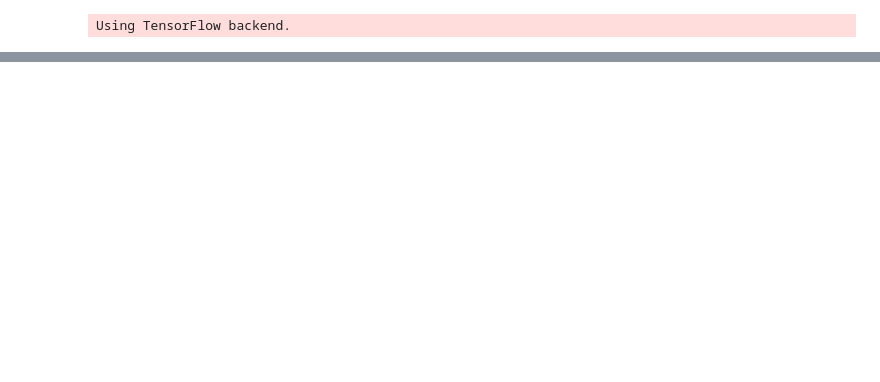
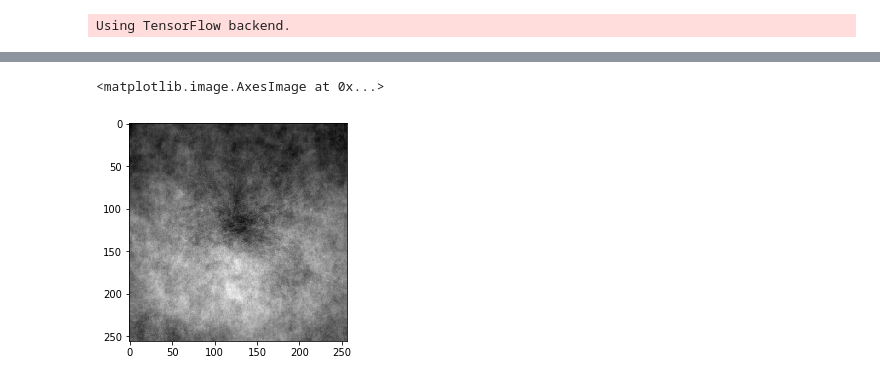
Before and after one commit to Gal-Gilor/The_Linnaeus_Bot, a Jupyter notebook: image_preprocessing.ipynb, the cells around one changed output, grey strips where cells are left out. Cells and saved outputs as stored; diff of their text form; code cells hidden in the pictures; blank space fills up the shorter version.

```diff
--- a/image_preprocessing.ipynb
+++ b/image_preprocessing.ipynb
@@ -152,14 +145,13 @@ print(f'{n_files}, {n_train}')
 # %% [markdown]
 # Train/Test Damselfly Images
 # %%
-inpath = r'E:\processed_damsel_images\\'
-test_path = r'E:\processed_damsel_images\test\damsel_test.pkl'
-train_path = r'E:\processed_damsel_images\train\damsel_train.pkl'
+inpath = r'E:\classification_damsel_images\\'
+damsel_test_path = r'E:\classification_damsel_images\test\damsel_test.npy'
+damsel_train_path = r'E:\classification_damsel_images\train\damsel_train.npy'
 extension = 'jpg'
 
-files = os.listdir(inpath) # dir is your directory path
+files = os.listdir(inpath)
 n_files = len(files)
-n_train = int(n_files * 0.8)
-print(f'{n_files}, {n_train}')
+n_train = int(n_files * 0.75)
 
-# pickle_train_test(inpath, train_path, test_path, extension, n_train, 1)
+pickle_train_test(inpath, damsel_train_path, extension, 0, n_train)
@@ -170 +160,3 @@ with open(train_path, "rb") as train_file:
+# %%
+damsel_train = np.load(damsel_train_path)
 # %%
@@ -313,8 +191,8 @@ damsel_tensors = [np.array(damsel[0][0]) for damsel in damsel_train]
 # %%
 damsel_tensors = np.asarray(damsel_tensors)
 # %%
-x_train = damsel_tensors[:17000].reshape(-1, 65536)
-x_test = damsel_tensors[17000:].reshape(-1, 65536)
+x_train = damsel_train[:12000].reshape(-1, 65536)
+x_test = damsel_train[1000:].reshape(-1, 65536)
 
 # this is our input placeholder
 input_img = Input(shape=(65536,))
@@ -331,7 +209,7 @@ decoded = Dense(500, activation='relu')(encoded)
 decoded = Dense(1000, activation='relu')(decoded)
 decoded = Dense(2000, activation='relu')(decoded)
 decoded = Dense(4000, activation='relu')(decoded)
-decoded = Dense(1)(decoded)
+decoded = Dense(65536)(decoded)
 
 # this model maps an input to its reconstruction
 autoencoder = Model(input_img, decoded)
@@ -359,0 +228,6 @@ tensorflow.__version__
+# %%
+preds = autoencoder.predict(x_test)
+
+plt.imshow(x_test[2].reshape(256, 256), cmap='gray')
+
+plt.imshow(preds[2].reshape(256, 256), cmap='gray')
@@ -359,0 +321,5 @@ tensorflow.__version__
+# %%
+plt.imshow(preds[2].reshape(256, 256), cmap='gray')
+# %% [output]
+<matplotlib.image.AxesImage at 0x...>
+[figure, added]
```
Also changed, not shown: parts of 32 cells of this notebook, 5 other files.
